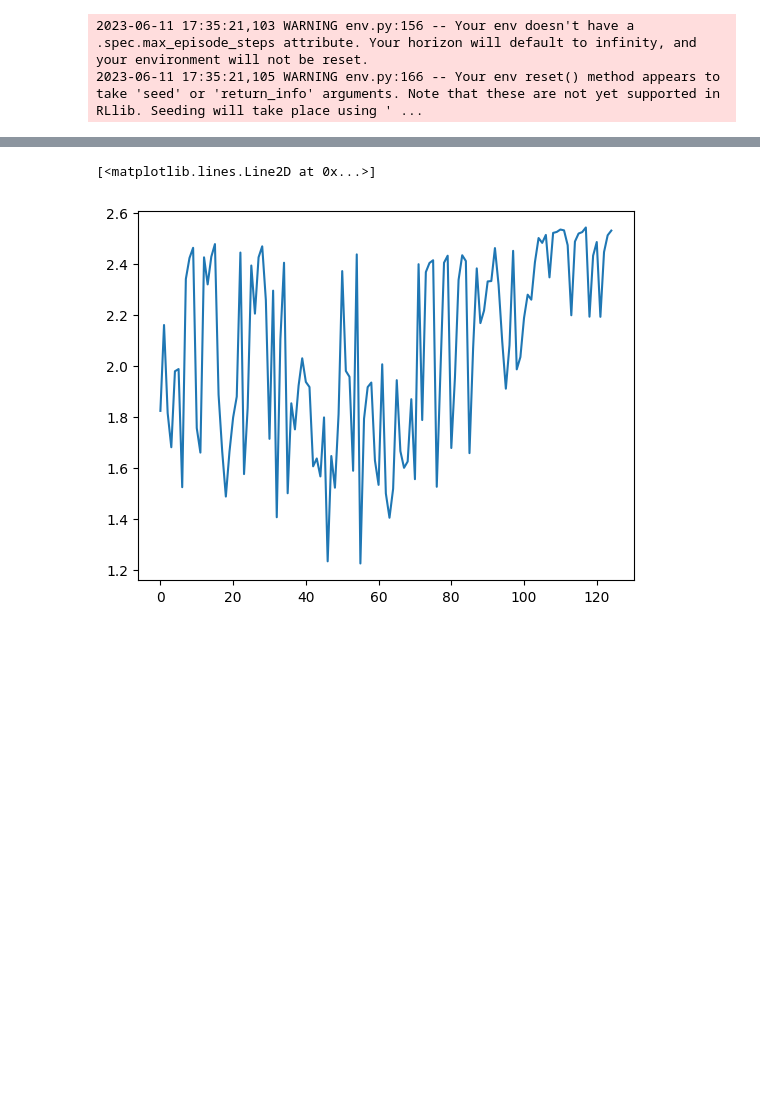
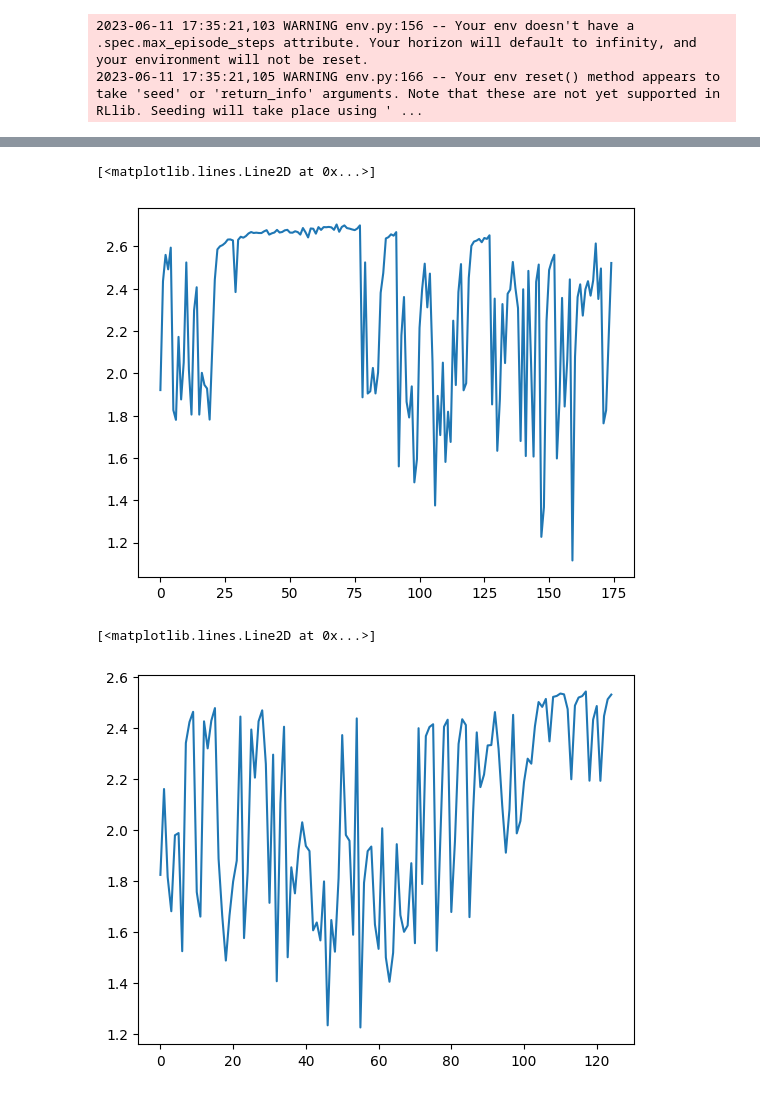
Before and after one commit to calzadaharo/TFM_ACES, a Jupyter notebook: 6_stations_2_points.ipynb, the cells around one changed output, grey strips where cells are left out. Drawn from its saved outputs; the diff is of its cells as text; code cells hidden in the pictures; blank space fills up the shorter version.

```diff
--- a/6_stations_2_points.ipynb
+++ b/6_stations_2_points.ipynb
@@ -559,3 +601,8 @@ RuntimeError: The learner thread died while training!
+# %%
+plt.plot(result_6)
+# %% [output]
+[<matplotlib.lines.Line2D at 0x...>]
+[figure, added]
 # %%
 plt.plot(result_first)
 # len(result_first)
```
Also changed, not shown: parts of 8 cells of this notebook, 3 other files.
